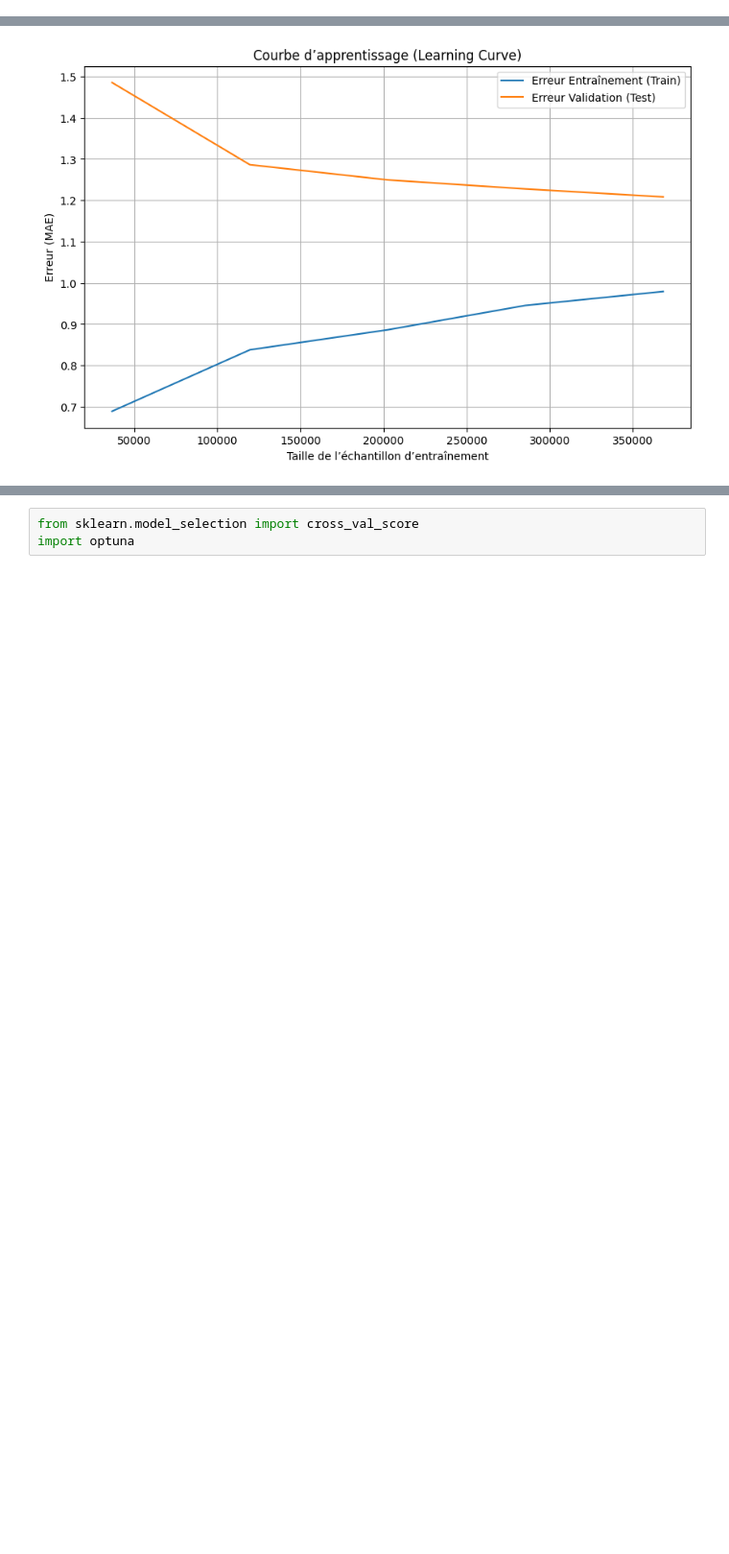
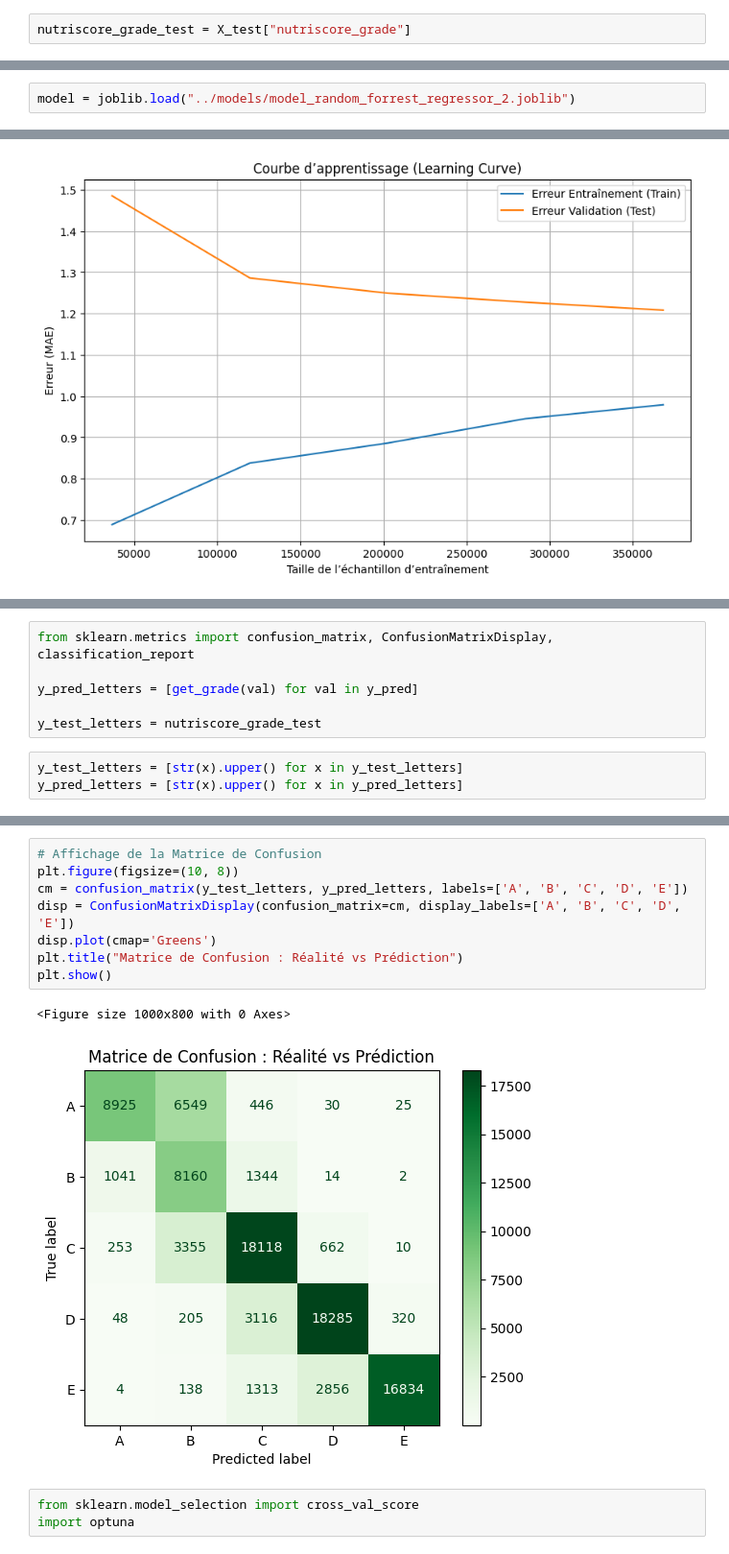
Before and after one commit to mhsylla/Openfoodfact, a Jupyter notebook: notebooks/project_starter.ipynb, the cells around one changed output, grey strips where cells are left out. Shown at 96% size. Cells and saved outputs as stored; diff of their text form; blank space fills up the shorter version.

Commit message:
comparaison model prediction to real categories

```diff
--- a/notebooks/project_starter.ipynb
+++ b/notebooks/project_starter.ipynb
@@ -200,3 +217,5 @@ print(f"Test sur : {X_test.shape[0]} lignes")
 # %% [output]
 Entraînement sur : 368209 lignes
 Test sur : 92053 lignes
+# %%
+nutriscore_grade_test = X_test["nutriscore_grade"]
@@ -211,5 +249,7 @@ model.fit(X_train, y_train)
 # %% [output]
 RandomForestRegressor(max_depth=15, n_jobs=-1, random_state=42)
+# %%
+model = joblib.load("../models/model_random_forrest_regressor_2.joblib")
 # %%
 # Prédiction
 y_pred = model.predict(X_test)
@@ -315,0 +370,9 @@ Modèle sauvegardé avec succès : model_random_forrest_regressor_2.joblib
+# %%
+from sklearn.metrics import confusion_matrix, ConfusionMatrixDisplay, classification_report
+
+y_pred_letters = [get_grade(val) for val in y_pred]
+
+y_test_letters = nutriscore_grade_test
+# %%
+y_test_letters = [str(x).upper() for x in y_test_letters]
+y_pred_letters = [str(x).upper() for x in y_pred_letters]
@@ -316,3 +428,14 @@ Modèle sauvegardé avec succès : model_random_forrest_regressor_2.joblib
+# %%
+# Affichage de la Matrice de Confusion
+plt.figure(figsize=(10, 8))
+cm = confusion_matrix(y_test_letters, y_pred_letters, labels=['A', 'B', 'C', 'D', 'E'])
+disp = ConfusionMatrixDisplay(confusion_matrix=cm, display_labels=['A', 'B', 'C', 'D', 'E'])
+disp.plot(cmap='Greens')
+plt.title("Matrice de Confusion : Réalité vs Prédiction")
+plt.show()
+# %% [output]
+<Figure size 1000x800 with 0 Axes>
+[figure, added]
 # %%
 from sklearn.model_selection import cross_val_score
 import optuna
```
Also changed, not shown: parts of 25 cells of this notebook, 1 other file.
